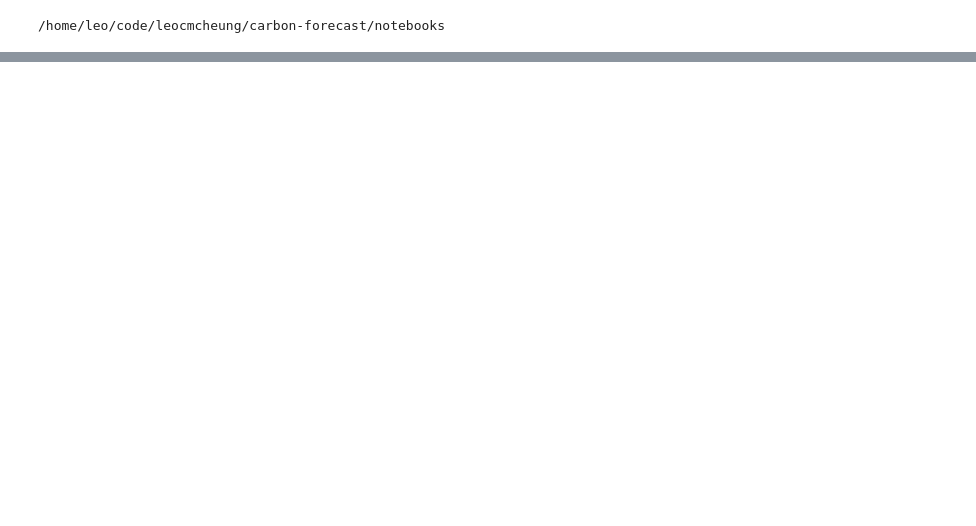
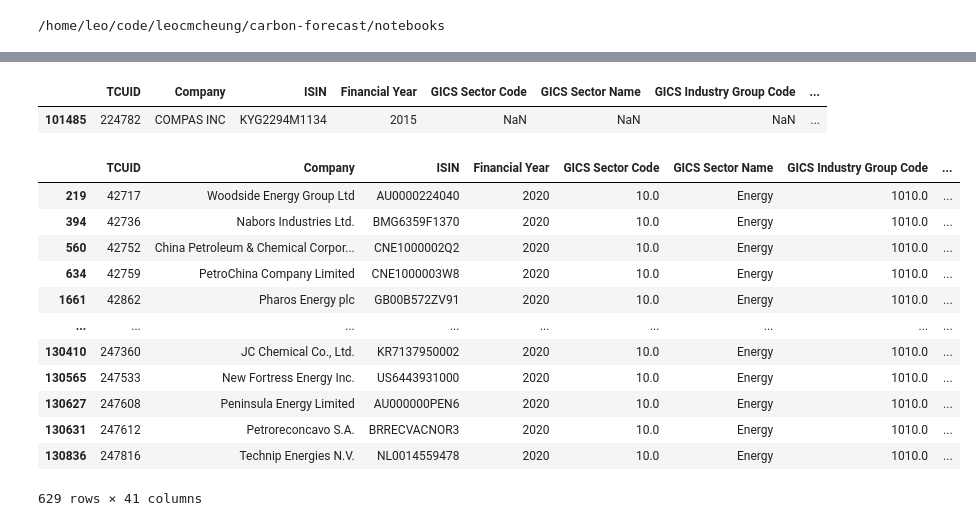
Before and after one commit to leocmcheung/carbon-forecast, a Jupyter notebook: notebooks/leo-scrap.ipynb, the cells around one changed output, grey strips where cells are left out. Cells and saved outputs as stored; diff of their text form; code cells hidden in the pictures; blank space fills up the shorter version.

```diff
--- a/notebooks/leo-scrap.ipynb
+++ b/notebooks/leo-scrap.ipynb
@@ -72,0 +90,21 @@ data3
+# %%
+data[data["GICS Industry Group Name"].isna()]
+# %% [output]
+|  | TCUID | Company | ISIN | Financial Year | GICS Sector Code | GICS Sector Name | GICS Industry Group Code | ... |
+| 101485 | 224782 | COMPAS INC | KYG2294M1134 | 2015 | NaN | NaN | NaN | ... |
+# %%
+data[(data["GICS Industry Group Name"] == "Energy") & (data["Financial Year"] == 2020)]
+# %% [output]
+|  | TCUID | Company | ISIN | Financial Year | GICS Sector Code | GICS Sector Name | GICS Industry Group Code | ... |
+| 219 | 42717 | Woodside Energy Group Ltd | AU0000224040 | 2020 | 10.0 | Energy | 1010.0 | ... |
+| 394 | 42736 | Nabors Industries Ltd. | BMG6359F1370 | 2020 | 10.0 | Energy | 1010.0 | ... |
+| 560 | 42752 | China Petroleum & Chemical Corpor... | CNE1000002Q2 | 2020 | 10.0 | Energy | 1010.0 | ... |
+| 634 | 42759 | PetroChina Company Limited | CNE1000003W8 | 2020 | 10.0 | Energy | 1010.0 | ... |
+| 1661 | 42862 | Pharos Energy plc | GB00B572ZV91 | 2020 | 10.0 | Energy | 1010.0 | ... |
+| ... | ... | ... | ... | ... | ... | ... | ... | ... |
+| 130410 | 247360 | JC Chemical Co., Ltd. | KR7137950002 | 2020 | 10.0 | Energy | 1010.0 | ... |
+| 130565 | 247533 | New Fortress Energy Inc. | US6443931000 | 2020 | 10.0 | Energy | 1010.0 | ... |
+| 130627 | 247608 | Peninsula Energy Limited | AU000000PEN6 | 2020 | 10.0 | Energy | 1010.0 | ... |
+| 130631 | 247612 | Petroreconcavo S.A. | BRRECVACNOR3 | 2020 | 10.0 | Energy | 1010.0 | ... |
+| 130836 | 247816 | Technip Energies N.V. | NL0014559478 | 2020 | 10.0 | Energy | 1010.0 | ... |
+629 rows × 41 columns
```
Also changed, not shown: parts of 15 cells of this notebook.
